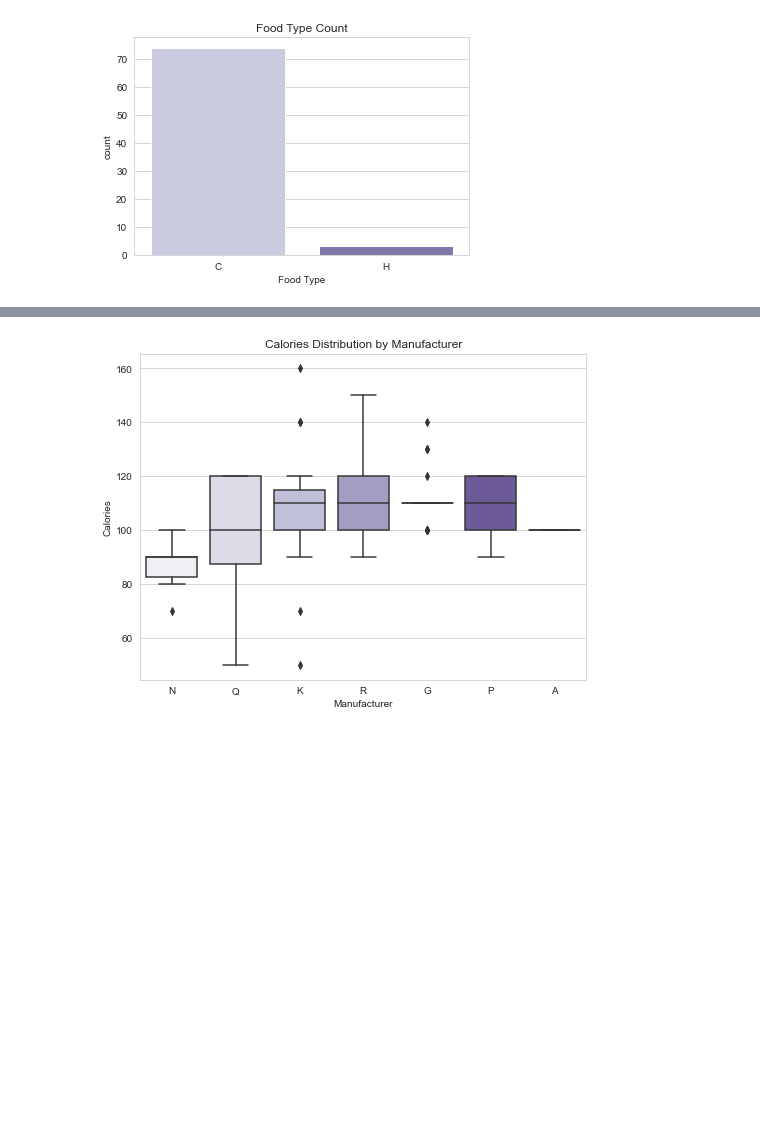
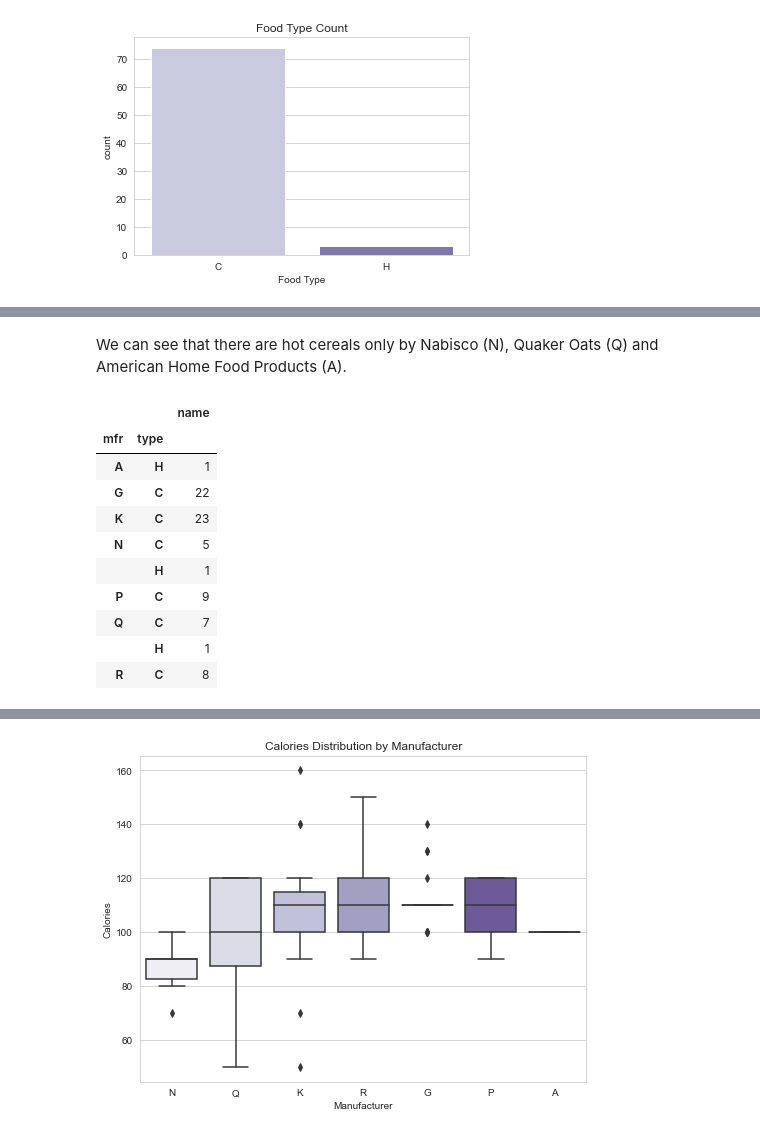
Before and after one commit to ayg15/cereals, a Jupyter notebook: Cereals EDA.ipynb, the cells around one changed output, grey strips where cells are left out. Saved outputs shown, nothing was run; the diff lists cells and outputs as text; code cells hidden in the pictures; blank space fills up the shorter version.

```diff
--- a/Cereals EDA.ipynb
+++ b/Cereals EDA.ipynb
@@ -167,0 +181,16 @@ We next look into the calories.
+# %% [markdown]
+We can see that there are hot cereals only by Nabisco (N), Quaker Oats (Q) and American Home Food Products (A).
+# %%
+cereals_df.groupby(['mfr','type'])[['name']].count()
+# %% [output]
+|  |  | name |
+| mfr | type |  |
+| A | H | 1 |
+| G | C | 22 |
+| K | C | 23 |
+| N | C | 5 |
+|  | H | 1 |
+| P | C | 9 |
+| Q | C | 7 |
+|  | H | 1 |
+| R | C | 8 |
```
Also changed, not shown: parts of 12 cells of this notebook.
